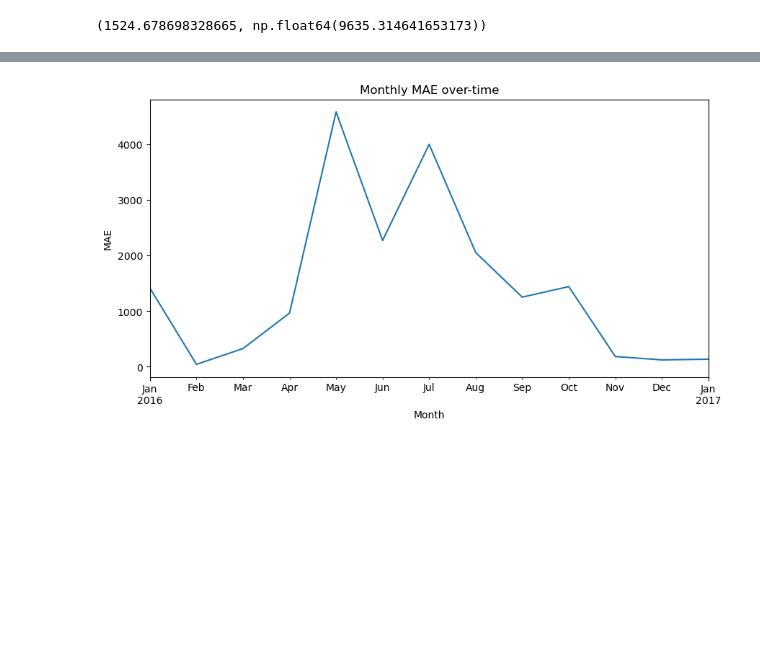
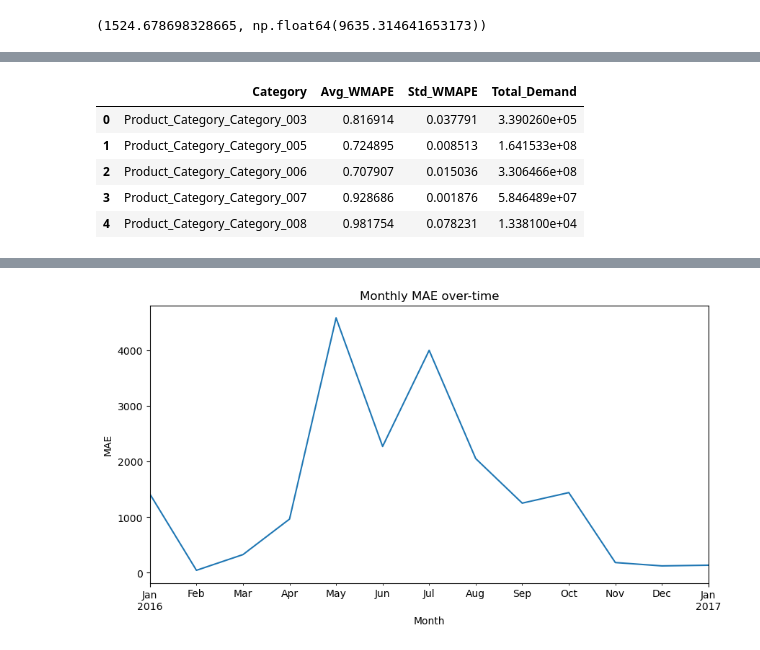
Before and after one commit to Jenish045/drift-aware-demand-forecasting-ml, a Jupyter notebook: notebooks/03_global_ml_model.ipynb, the cells around one changed output, grey strips where cells are left out. Saved outputs shown, nothing was run; the diff lists cells and outputs as text; code cells hidden in the pictures; blank space fills up the shorter version.

```diff
--- a/notebooks/03_global_ml_model.ipynb
+++ b/notebooks/03_global_ml_model.ipynb
@@ -329,0 +472,66 @@ mae_rf_log, rmse_rf_log
+# %%
+from lightgbm import LGBMRegressor
+from sklearn.model_selection import TimeSeriesSplit
+from sklearn.metrics import mean_absolute_error
+import numpy as np
+import pandas as pd
+
+def wmape(y_true, y_pred):
+    return np.sum(np.abs(y_true - y_pred)) / np.sum(y_true)
+
+tscv = TimeSeriesSplit(n_splits=3)
+
+category_results = []
+
+category_columns = [col for col in df_encoded.columns if col.startswith("Product_Category_")]
+
+category_results = []
+
+for category_col in category_columns:
+
+    df_cat = df_clipped[df_clipped[category_col] == 1].copy()
+
+    if len(df_cat) < 300:
+        continue  # skip very small categories
+
+    df_cat = df_cat.sort_values("Date")
+
+    features_cat = df_cat[feature_columns]
+    target_cat = df_cat["Order_Demand"]
+    target_log_cat = np.log1p(target_cat)
+
+    wmape_scores = []
+
+    for train_idx, val_idx in tscv.split(features_cat):
+
+        X_train = features_cat.iloc[train_idx]
+        X_val = features_cat.iloc[val_idx]
+
+        y_train_log = target_log_cat.iloc[train_idx]
+        y_val_actual = target_cat.iloc[val_idx]
+
+        model = LGBMRegressor(
+            n_estimators=300,
+            learning_rate=0.05,
+            random_state=42
+        )
+
+        model.fit(X_train, y_train_log)
+
+        pred_log = model.predict(X_val)
+        pred_actual = np.expm1(pred_log)
+
+        wmape_score = wmape(y_val_actual, pred_actual)
+        wmape_scores.append(wmape_score)
+
+    category_results.append({
+        "Category": category_col,
+        "Avg_WMAPE": np.mean(wmape_scores),
+        "Std_WMAPE": np.std(wmape_scores),
+        "Total_Demand": target_cat.sum()
+    })
+
+results_df = pd.DataFrame(category_results)
+
+results_df.head()
+# %% [output]
@@ -329,0 +555,6 @@ mae_rf_log, rmse_rf_log
+|  | Category | Avg_WMAPE | Std_WMAPE | Total_Demand |
+| 0 | Product_Category_Category_003 | 0.816914 | 0.037791 | 3.390260e+05 |
+| 1 | Product_Category_Category_005 | 0.724895 | 0.008513 | 1.641533e+08 |
+| 2 | Product_Category_Category_006 | 0.707907 | 0.015036 | 3.306466e+08 |
+| 3 | Product_Category_Category_007 | 0.928686 | 0.001876 | 5.846489e+07 |
+| 4 | Product_Category_Category_008 | 0.981754 | 0.078231 | 1.338100e+04 |
```
Also changed, not shown: parts of 19 cells of this notebook.
